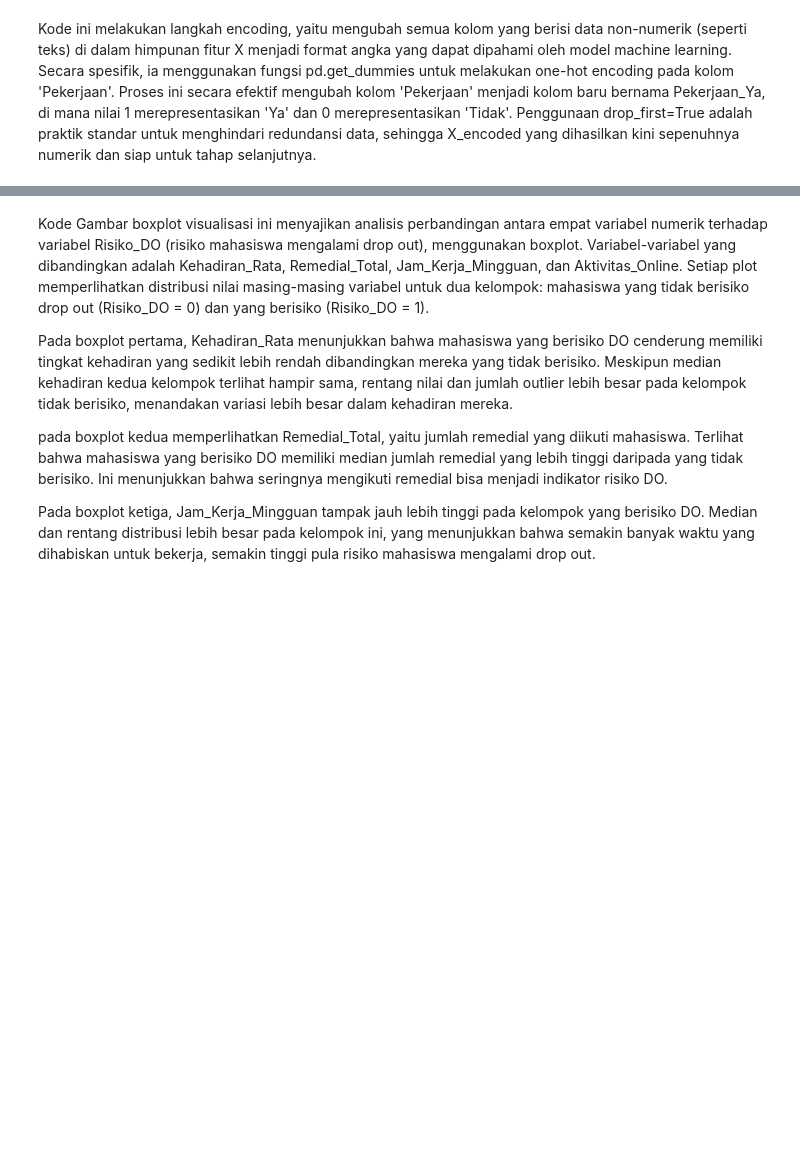
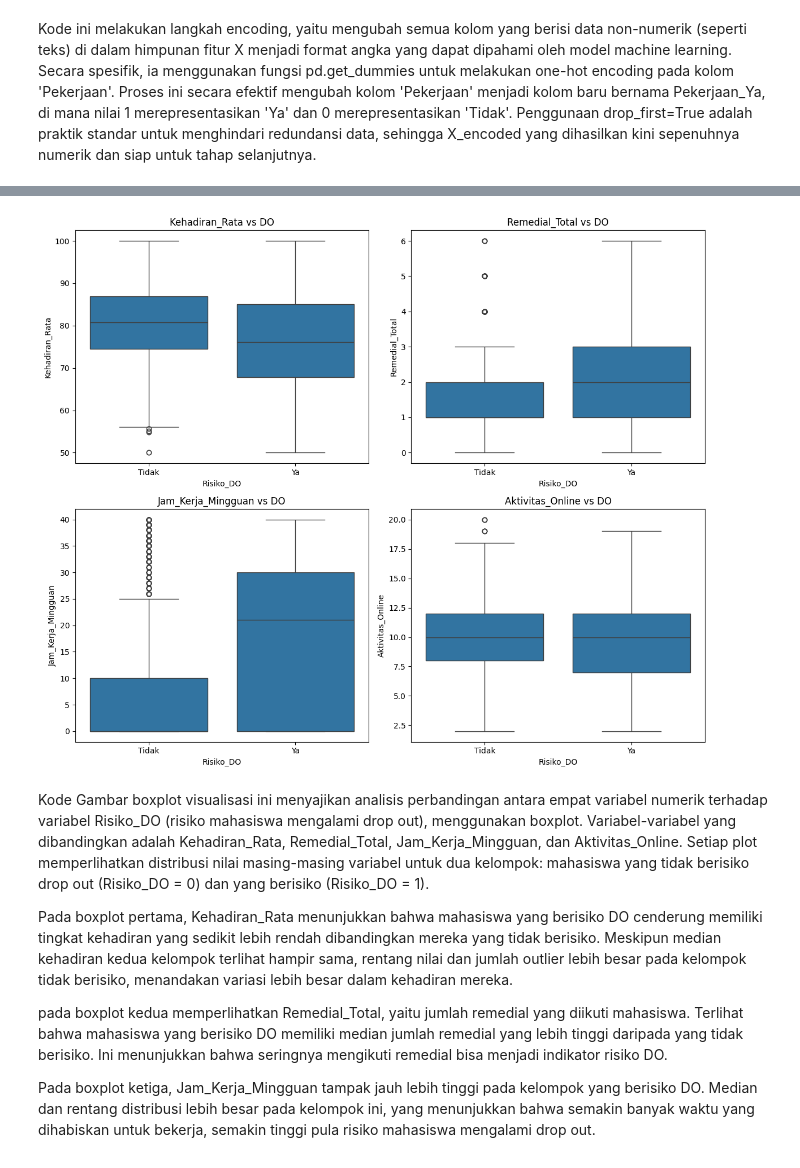
Before and after one commit to FebriArdiansyah27/model-prediksi-do-mahasiswa, a Jupyter notebook: model/UAS_Data_Mining_kelompok_13.ipynb, the cells around one changed output, grey strips where cells are left out. Drawn from its saved outputs; the diff is of its cells as text; code cells hidden in the pictures; blank space fills up the shorter version.

```diff
--- a/model/UAS_Data_Mining_kelompok_13.ipynb
+++ b/model/UAS_Data_Mining_kelompok_13.ipynb
@@ -182,7 +155,2 @@ Kolom setelah encoding: ['IPK_Sem1', 'IPK_Sem2', 'IPK_Sem3', 'IPK_Sem4', 'Kehadi
 # %% [markdown]
 Kode ini melakukan langkah encoding, yaitu mengubah semua kolom yang berisi data non-numerik (seperti teks) di dalam himpunan fitur X menjadi format angka yang dapat dipahami oleh model machine learning. Secara spesifik, ia menggunakan fungsi pd.get_dummies untuk melakukan one-hot encoding pada kolom 'Pekerjaan'. Proses ini secara efektif mengubah kolom 'Pekerjaan' menjadi kolom baru bernama Pekerjaan_Ya, di mana nilai 1 merepresentasikan 'Ya' dan 0 merepresentasikan 'Tidak'. Penggunaan drop_first=True adalah praktik standar untuk menghindari redundansi data, sehingga X_encoded yang dihasilkan kini sepenuhnya numerik dan siap untuk tahap selanjutnya.
-# %%
-for col in [ 'Kehadiran_Rata', 'Remedial_Total', 'Jam_Kerja_Mingguan', 'Aktivitas_Online']:
-    sns.boxplot(x='Risiko_DO', y=col, data=df)
-    plt.title(f'{col} vs DO')
-    plt.show()
@@ -194,3 +157,20 @@ for col in [ 'Kehadiran_Rata', 'Remedial_Total', 'Jam_Kerja_Mingguan', 'Aktivita
+# %%
+import matplotlib.pyplot as plt
+import seaborn as sns
+
+
+cols = ['Kehadiran_Rata', 'Remedial_Total', 'Jam_Kerja_Mingguan', 'Aktivitas_Online']
+fig, axes = plt.subplots(2, 2, figsize=(12, 10))
+axes = axes.flatten()
+
+# Loop dan plot masing-masing boxplot
+for i, col in enumerate(cols):
+    sns.boxplot(x='Risiko_DO', y=col, data=df, ax=axes[i])
+    axes[i].set_title(f'{col} vs DO')
+plt.tight_layout()
+plt.show()
+# %% [output]
+[figure, added]
 # %% [markdown]
 Kode Gambar boxplot visualisasi ini menyajikan analisis perbandingan antara empat variabel numerik terhadap variabel Risiko_DO (risiko mahasiswa mengalami drop out), menggunakan boxplot. Variabel-variabel yang dibandingkan adalah Kehadiran_Rata, Remedial_Total, Jam_Kerja_Mingguan, dan Aktivitas_Online. Setiap plot memperlihatkan distribusi nilai masing-masing variabel untuk dua kelompok: mahasiswa yang tidak berisiko drop out (Risiko_DO = 0) dan yang berisiko (Risiko_DO = 1).
 
```
Also changed, not shown: parts of 13 cells of this notebook.
